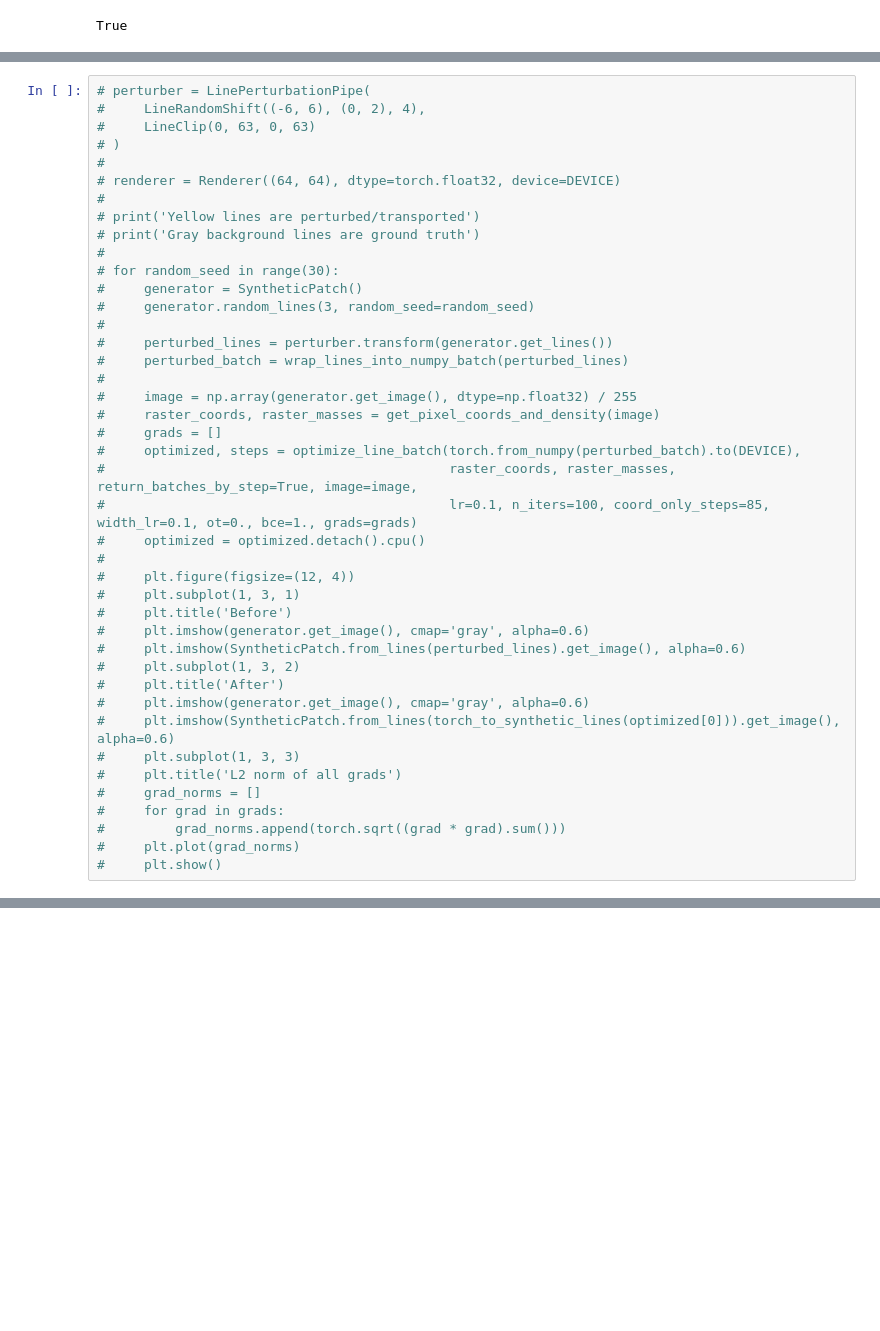
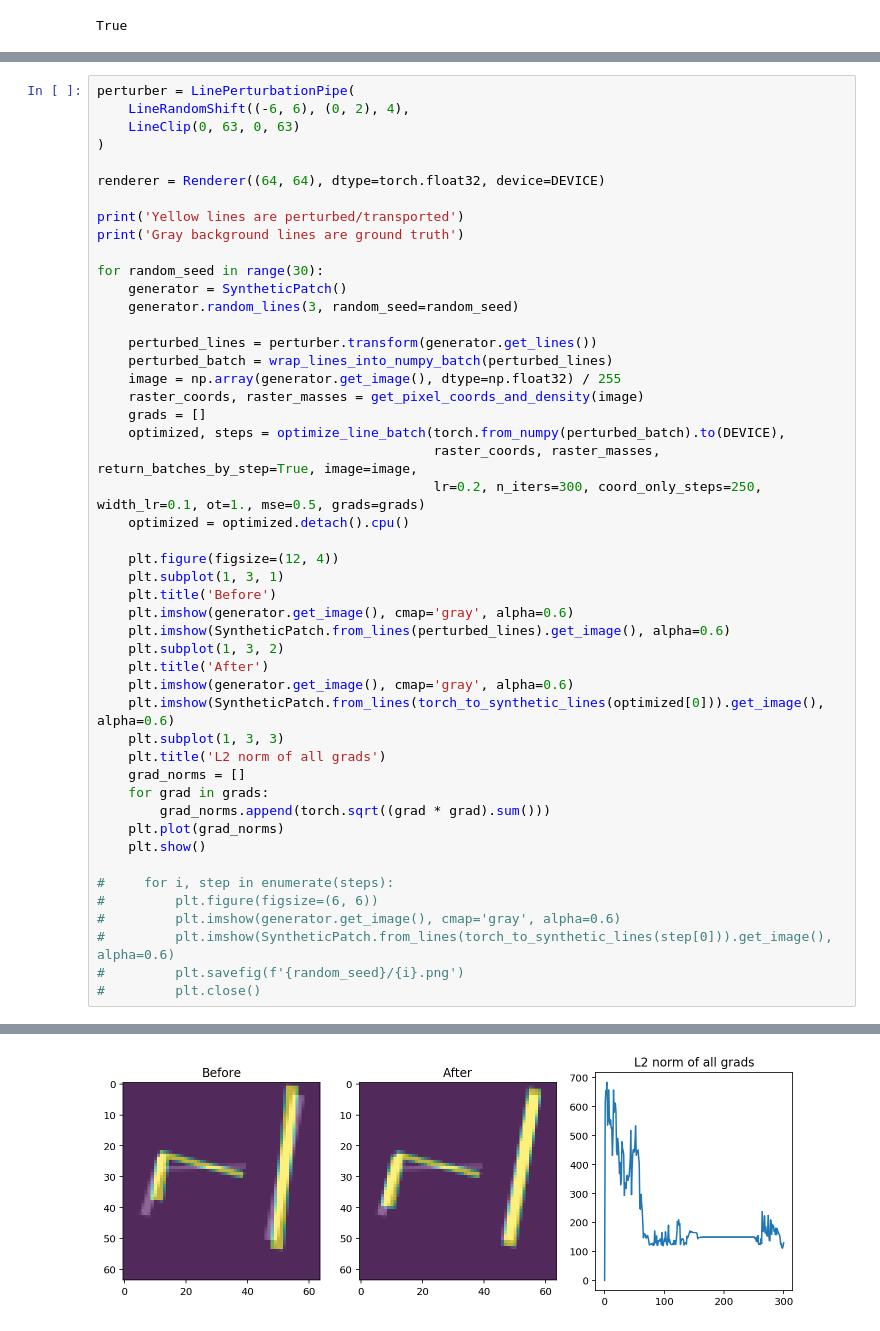
Before and after one commit to apnkv/optimization_vectorization, a Jupyter notebook: many_lines_showcase.ipynb, the cells around one changed output, grey strips where cells are left out. Saved outputs shown, nothing was run; the diff lists cells and outputs as text; blank space fills up the shorter version.

```diff
--- a/many_lines_showcase.ipynb
+++ b/many_lines_showcase.ipynb
@@ -53,42 +25,49 @@ def torch_to_synthetic_lines(patch_lines):
 # %%
-# perturber = LinePerturbationPipe(
-#     LineRandomShift((-6, 6), (0, 2), 4),
-#     LineClip(0, 63, 0, 63)
-# )
-#
-# renderer = Renderer((64, 64), dtype=torch.float32, device=DEVICE)
-#
-# print('Yellow lines are perturbed/transported')
-# print('Gray background lines are ground truth')
-#
-# for random_seed in range(30):
-#     generator = SyntheticPatch()
-#     generator.random_lines(3, random_seed=random_seed)
-#
-#     perturbed_lines = perturber.transform(generator.get_lines())
-#     perturbed_batch = wrap_lines_into_numpy_batch(perturbed_lines)
-#
-#     image = np.array(generator.get_image(), dtype=np.float32) / 255
-#     raster_coords, raster_masses = get_pixel_coords_and_density(image)
-#     grads = []
-#     optimized, steps = optimize_line_batch(torch.from_numpy(perturbed_batch).to(DEVICE),
-#                                            raster_coords, raster_masses, return_batches_by_step=True, image=image,
-#                                            lr=0.1, n_iters=100, coord_only_steps=85, width_lr=0.1, ot=0., bce=1., grads=grads)
-#     optimized = optimized.detach().cpu()
-#
-#     plt.figure(figsize=(12, 4))
-#     plt.subplot(1, 3, 1)
-#     plt.title('Before')
-#     plt.imshow(generator.get_image(), cmap='gray', alpha=0.6)
-#     plt.imshow(SyntheticPatch.from_lines(perturbed_lines).get_image(), alpha=0.6)
-#     plt.subplot(1, 3, 2)
-#     plt.title('After')
-#     plt.imshow(generator.get_image(), cmap='gray', alpha=0.6)
-#     plt.imshow(SyntheticPatch.from_lines(torch_to_synthetic_lines(optimized[0])).get_image(), alpha=0.6)
-#     plt.subplot(1, 3, 3)
-#     plt.title('L2 norm of all grads')
-#     grad_norms = []
-#     for grad in grads:
-#         grad_norms.append(torch.sqrt((grad * grad).sum()))
-#     plt.plot(grad_norms)
-#     plt.show()
+perturber = LinePerturbationPipe(
+    LineRandomShift((-6, 6), (0, 2), 4),
+    LineClip(0, 63, 0, 63)
+)
+
+renderer = Renderer((64, 64), dtype=torch.float32, device=DEVICE)
+
+print('Yellow lines are perturbed/transported')
+print('Gray background lines are ground truth')
+
+for random_seed in range(30):
+    generator = SyntheticPatch()
+    generator.random_lines(3, random_seed=random_seed)
+
+    perturbed_lines = perturber.transform(generator.get_lines())
+    perturbed_batch = wrap_lines_into_numpy_batch(perturbed_lines)
+    image = np.array(generator.get_image(), dtype=np.float32) / 255
+    raster_coords, raster_masses = get_pixel_coords_and_density(image)
+    grads = []
+    optimized, steps = optimize_line_batch(torch.from_numpy(perturbed_batch).to(DEVICE),
+                                           raster_coords, raster_masses, return_batches_by_step=True, image=image,
+                                           lr=0.2, n_iters=300, coord_only_steps=250, width_lr=0.1, ot=1., mse=0.5, grads=grads)
+    optimized = optimized.detach().cpu()
+
+    plt.figure(figsize=(12, 4))
+    plt.subplot(1, 3, 1)
+    plt.title('Before')
+    plt.imshow(generator.get_image(), cmap='gray', alpha=0.6)
+    plt.imshow(SyntheticPatch.from_lines(perturbed_lines).get_image(), alpha=0.6)
+    plt.subplot(1, 3, 2)
+    plt.title('After')
+    plt.imshow(generator.get_image(), cmap='gray', alpha=0.6)
+    plt.imshow(SyntheticPatch.from_lines(torch_to_synthetic_lines(optimized[0])).get_image(), alpha=0.6)
+    plt.subplot(1, 3, 3)
+    plt.title('L2 norm of all grads')
+    grad_norms = []
+    for grad in grads:
+        grad_norms.append(torch.sqrt((grad * grad).sum()))
+    plt.plot(grad_norms)
+    plt.show()
+
+#     for i, step in enumerate(steps):
+#         plt.figure(figsize=(6, 6))
+#         plt.imshow(generator.get_image(), cmap='gray', alpha=0.6)
+#         plt.imshow(SyntheticPatch.from_lines(torch_to_synthetic_lines(step[0])).get_image(), alpha=0.6)
+#         plt.savefig(f'{random_seed}/{i}.png')
+#         plt.close()
+# %% [output]
@@ -94,0 +76 @@ def torch_to_synthetic_lines(patch_lines):
+[figure, added]
```
Also changed, not shown: parts of 4 cells of this notebook, 3 other files.
